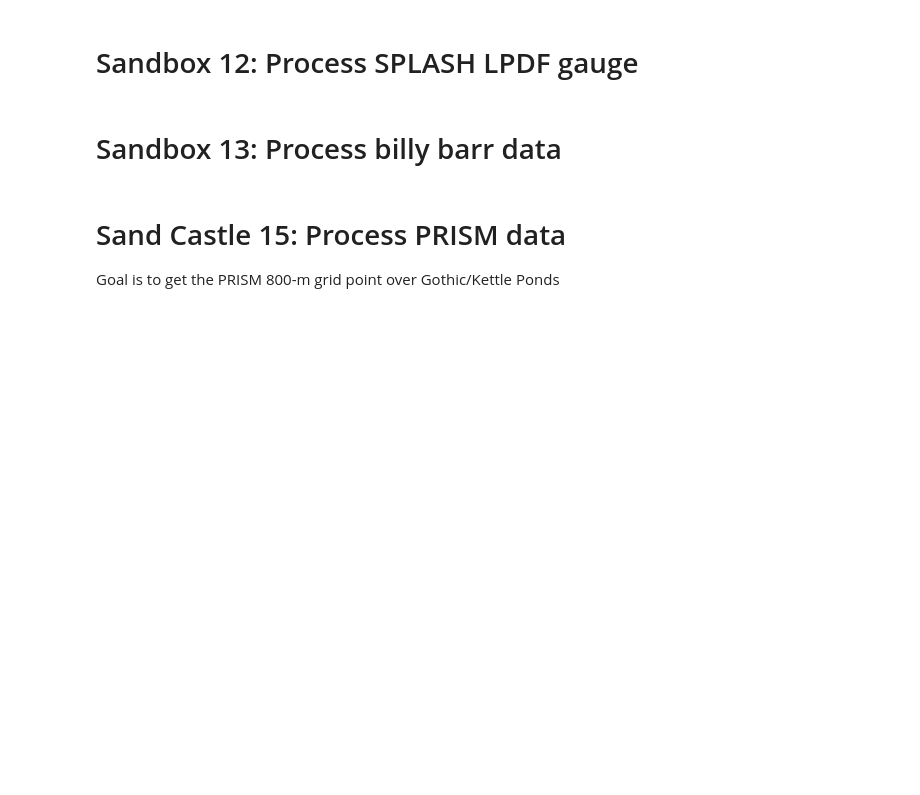
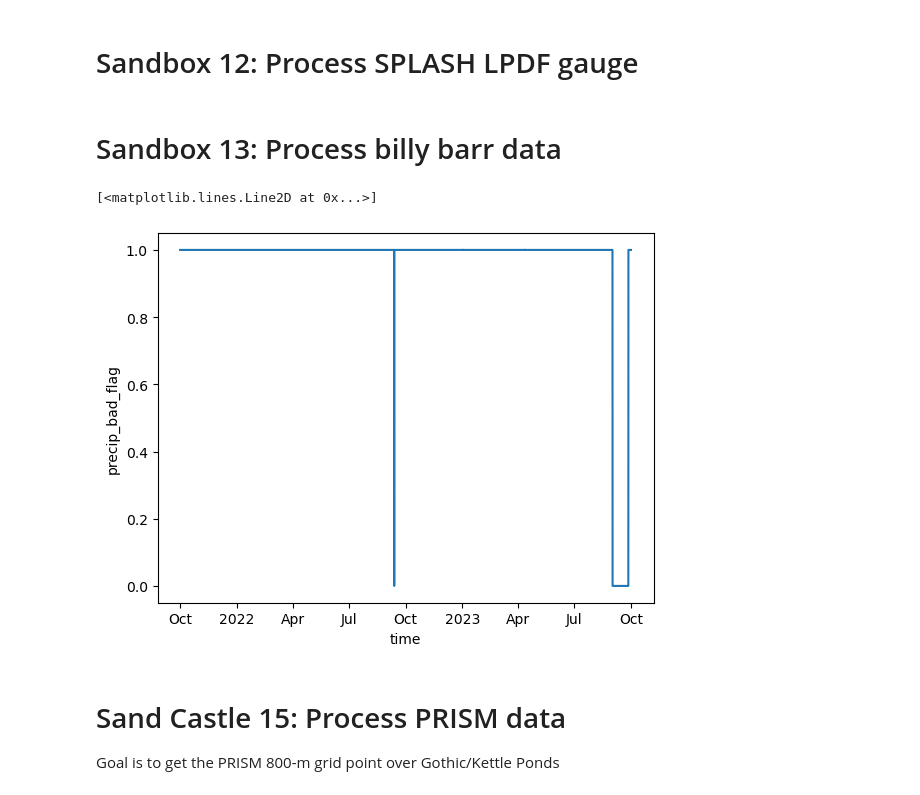
Before and after one commit to dlhogan97/S3-precipitation-rodeo, a Jupyter notebook: sandbox/dataProcessingSandbox.ipynb, the cells around one changed output. Saved outputs shown, nothing was run; the diff lists cells and outputs as text; code cells hidden in the pictures; blank space fills up the shorter version.

Commit message:
significant updates to data flagging strategy

```diff
--- a/sandbox/dataProcessingSandbox.ipynb
+++ b/sandbox/dataProcessingSandbox.ipynb
@@ -1054,6 +1073,12 @@ month_map = {
     'Dec': 12
 }
 df['Month'] = df['Month'].map(month_map)
+# %%
+ds = xr.open_dataset("/storage/dlhogan/precipitation-rodeo/data/processed/billy_barr/billy_barr_20211001-20230930_30min.nc")
+ds['precip_bad_flag'].plot()
+# %% [output]
+[<matplotlib.lines.Line2D at 0x...>]
+[figure, added]
 # %%
 df['datetime'] = pd.to_datetime(df['Year'].astype(str) + df['Month'].astype(str) + df['Day'].astype(str), format='%Y%m%d')
 df = df.set_index('datetime')
```
Also changed, not shown: parts of 13 cells of this notebook, 12 other files.
